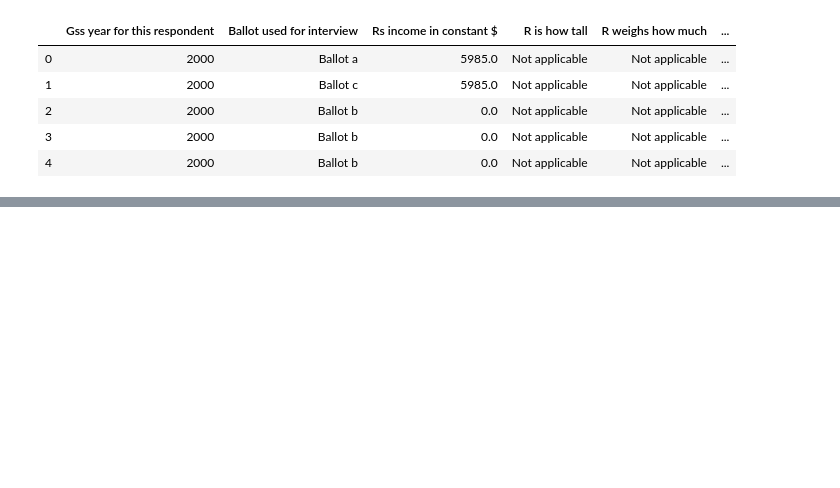
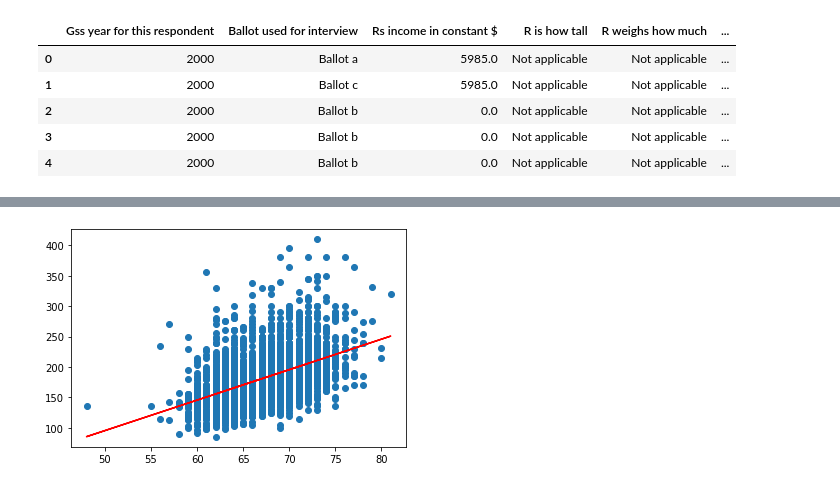
Before and after one commit to yyemane32/INST326-Project-Data-Analysis, a Jupyter notebook: project_code.ipynb, the cells around one changed output, grey strips where cells are left out. Cells and saved outputs as stored; diff of their text form; code cells hidden in the pictures; blank space fills up the shorter version.

```diff
--- a/project_code.ipynb
+++ b/project_code.ipynb
@@ -31,0 +30,17 @@ my_df.head()
+# %%
+weight = df[df['Weight'] == 'Not applicable' ].index
+weight_no = df[df['Weight'] == 'No answer' ].index
+weight_not = df[df['Weight'] == "Don't know" ].index
+
+df.drop(weight,  inplace=True)
+df.drop(weight_no,  inplace=True)
+df.drop(weight_not,  inplace=True)
+# %%
+#height = df[df['Height'] == 'Not applicable' ].index
+height_no = df[df['Height'] == 'No answer' ].index
+height_not = df[df['Height'] == "Don't know" ].index
+
+
+#df.drop(height,inplace=True)
+df.drop(height_not,inplace=True)
+df.drop(height_no,inplace=True)
@@ -31,0 +68,3 @@ my_df.head()
+# %%
+df[['Height', 'Weight']] = df[['Height', 'Weight']].apply(pd.to_numeric)
+print(df.dtypes)
@@ -31,0 +87,13 @@ my_df.head()
+# %%
+
+X = df.iloc[:, 2].values.reshape(-1, 1)  # values converts it into a numpy array
+Y = df.iloc[:, 3].values.reshape(-1, 1)  # -1 means that calculate the dimension of rows, but have 1 column
+linear_regressor = LinearRegression()  # create object for the class
+linear_regressor.fit(X, Y)  # perform linear regression
+Y_pred = linear_regressor.predict(X)  # make predictions
+# %%
+plt.scatter(X, Y)
+plt.plot(X, Y_pred, color='red')
+plt.show()
+# %% [output]
+[figure, added]
```
Also changed, not shown: parts of 8 cells of this notebook.
